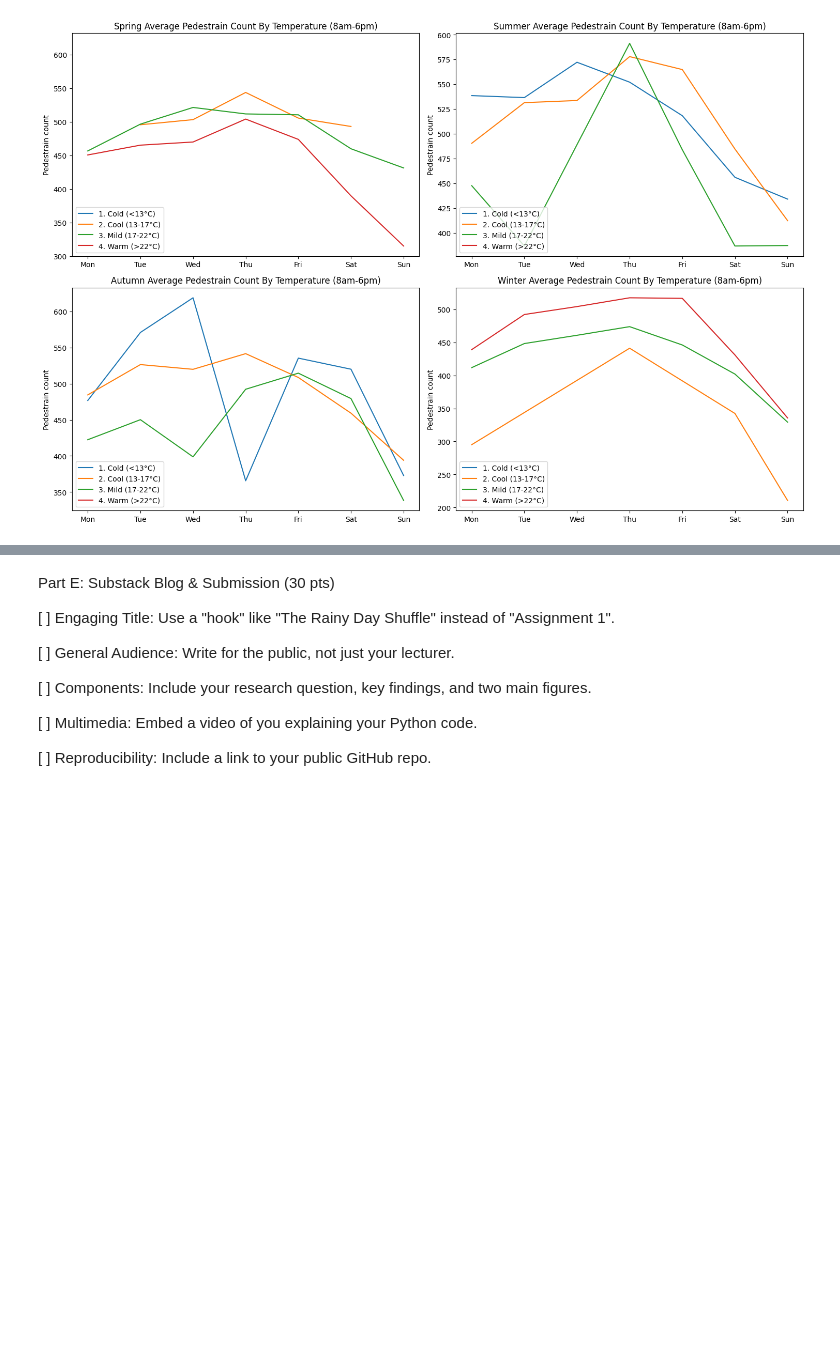
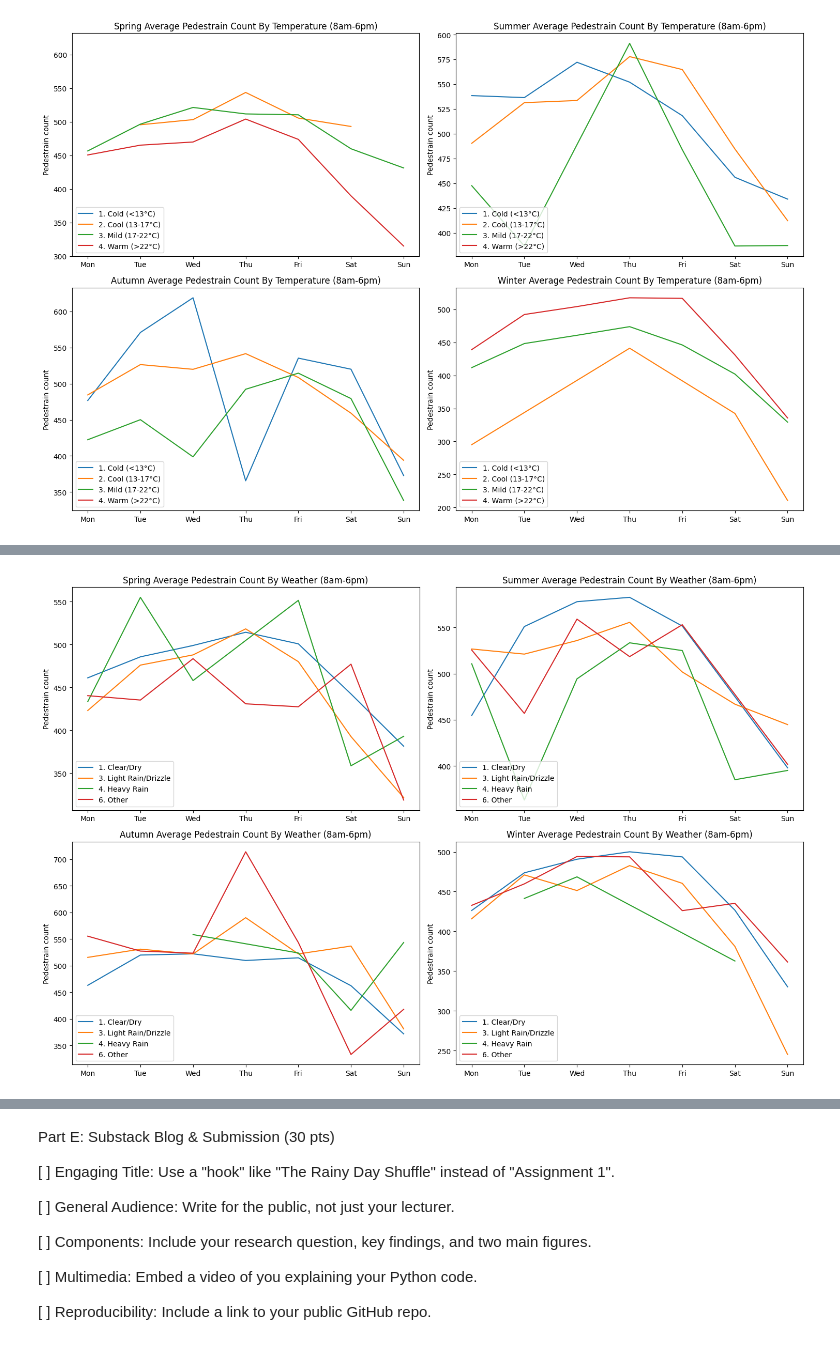
Before and after one commit to jhe482-uoa/Auckland-CBD-Pedestrian-Analysis, a Jupyter notebook: Code.ipynb, the cells around one changed output, grey strips where cells are left out. Saved outputs shown, nothing was run; the diff lists cells and outputs as text; code cells hidden in the pictures; blank space fills up the shorter version.

```diff
--- a/Code.ipynb
+++ b/Code.ipynb
@@ -644,0 +494,4 @@ plt.show()
+# %%
+display_by_season(working_hour_df, "weather", "Average Pedestrain Count By Weather (8am-6pm)")
+# %% [output]
+[figure, added]
```
Also changed, not shown: parts of 25 cells of this notebook, 3 other files.
